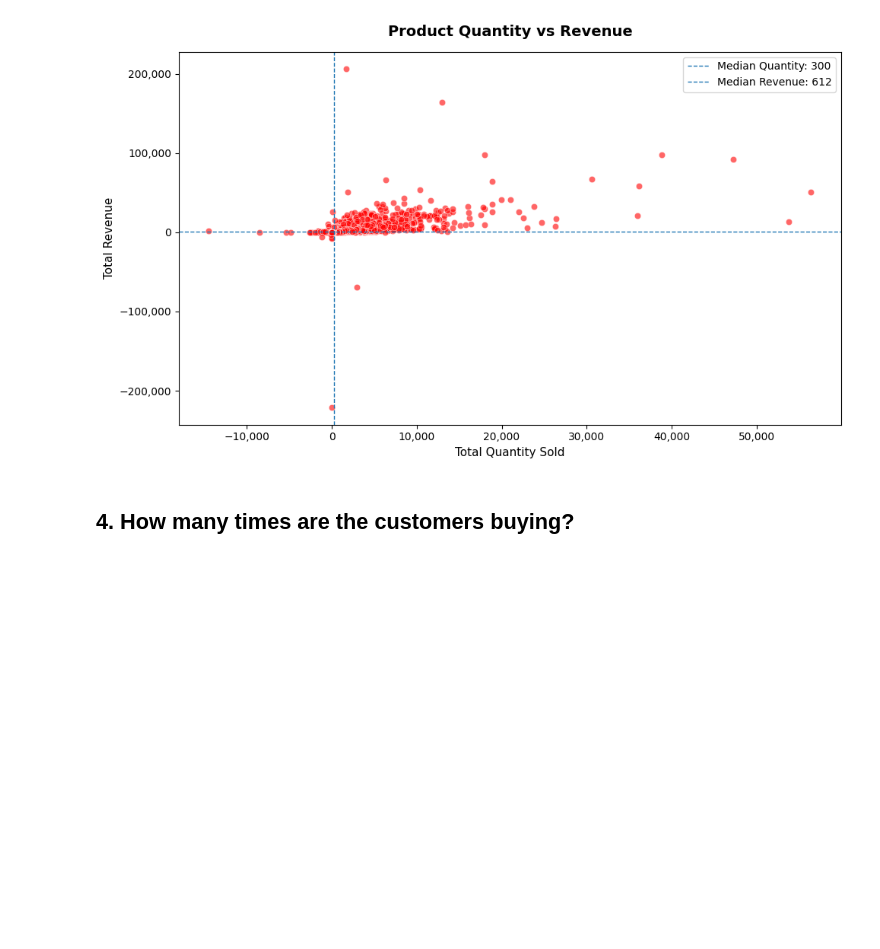
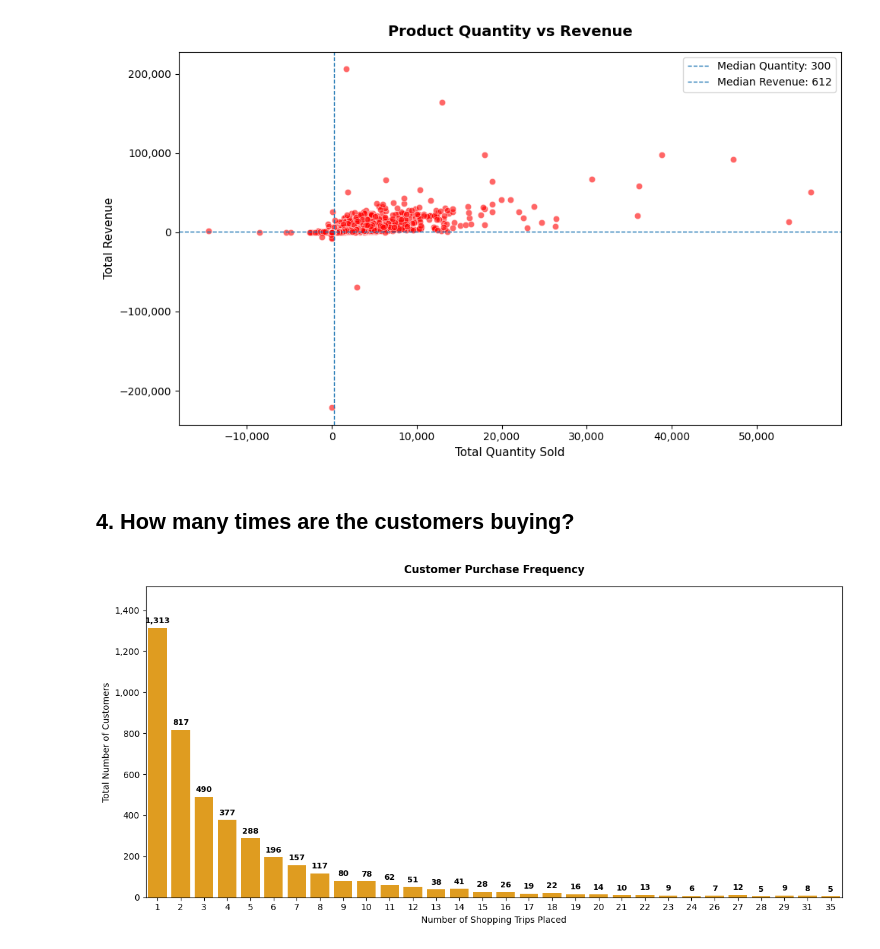
Before and after one commit to Lyvinthai/Retail_Sales_Data_Analytics, a Jupyter notebook: noteboook/eda.ipynb, the cells around one changed output. Cells and saved outputs as stored; diff of their text form; code cells hidden in the pictures; blank space fills up the shorter version.

```diff
--- a/noteboook/eda.ipynb
+++ b/noteboook/eda.ipynb
@@ -282,3 +282,48 @@ plt.show()
 [figure]
 # %% [markdown]
 ## 4. How many times are the customers buying?
+# %%
+cus_orders = df.groupby('customer_id')['invoice_no'].nunique().reset_index()
+cus_orders.columns = ['customer_id', 'number_of_trips']
+
+order_dist = cus_orders['number_of_trips'].value_counts().head(30).reset_index()
+order_dist.columns = ['number_of_trips', 'customer_count']
+order_dist = order_dist.sort_values(by='number_of_trips')
+
+plt.figure(figsize=(12, 6))
+
+# plot
+sns.barplot(
+    data=order_dist,
+    x="number_of_trips",
+    y="customer_count",
+    color='orange'
+)
+
+plt.title("Customer Purchase Frequency", fontsize=12, fontweight='bold', pad=15)
+plt.xlabel("Number of Shopping Trips Placed", fontsize=10, fontweight='light')
+plt.ylabel("Total Number of Customers", fontsize=10, fontweight='light')
+
+# Format the Y-axis numbers with standard commas for clean counts
+plt.gca().yaxis.set_major_formatter(ticker.StrMethodFormatter('{x:,.0f}'))
+
+# customer counts text at the tip of each bar
+current_ax = plt.gca()
+for patch, val in zip(current_ax.patches, order_dist['customer_count']):
+    if patch.get_height() > 0:
+        current_ax.text(
+            patch.get_x() + patch.get_width() / 2,
+            patch.get_height() + (current_ax.get_ylim()[1] * 0.01),
+            f"{val:,.0f}",
+            ha='center',
+            va='bottom',
+            fontsize=9,
+            fontweight='semibold'
+        )
+
+current_ax.set_ylim(top=current_ax.get_ylim()[1] * 1.1)
+
+plt.tight_layout()
+plt.show()
+# %% [output]
+[figure, added]
```
